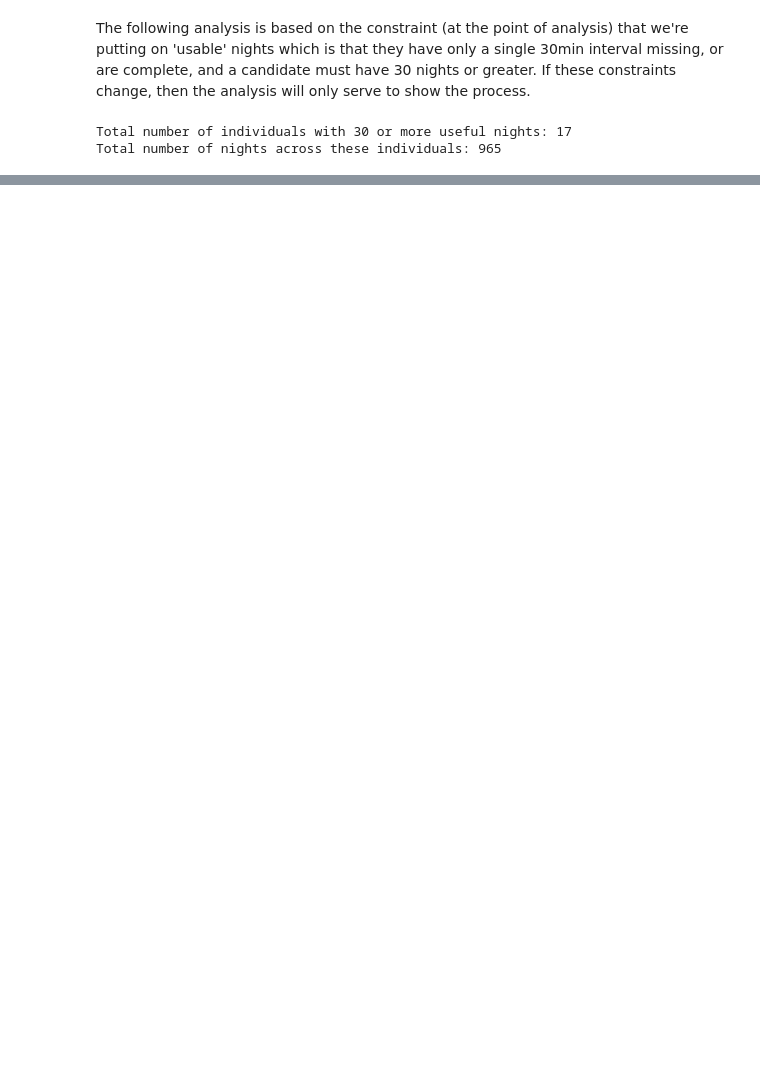
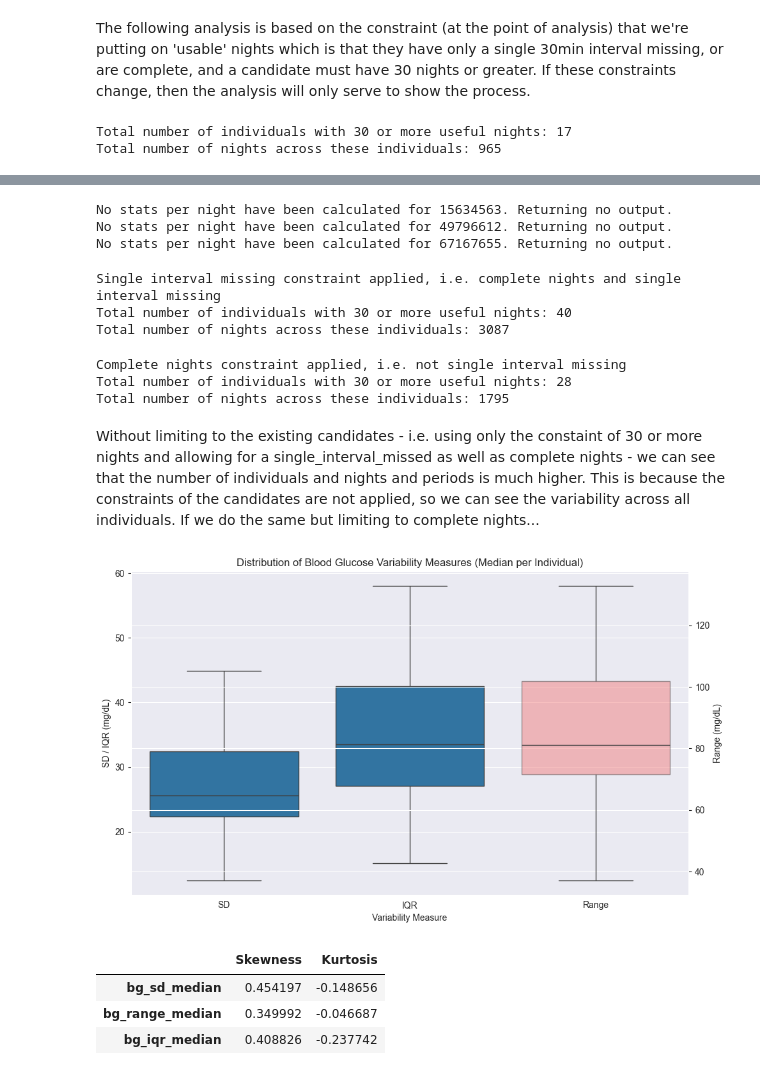
Before and after one commit to rdbrist/masters_project, a Jupyter notebook: notebooks/2.05-rd-bg-analysis.ipynb, the cells around one changed output, grey strips where cells are left out. Cells and saved outputs as stored; diff of their text form; code cells hidden in the pictures; blank space fills up the shorter version.

```diff
--- a/notebooks/2.05-rd-bg-analysis.ipynb
+++ b/notebooks/2.05-rd-bg-analysis.ipynb
@@ -59,0 +120,41 @@ Total number of nights across these individuals: 965
+# %%
+night_start = time(22, 0)
+morning_end = time(6, 0)
+
+df_overall_stats = provide_data_statistics(separated, sample_rate=sample_rate, night_start=night_start, morning_end=morning_end)
+# %% [output]
+No stats per night have been calculated for 15634563. Returning no output.
+No stats per night have been calculated for 49796612. Returning no output.
+No stats per night have been calculated for 67167655. Returning no output.
+# %%
+print('Single interval missing constraint applied, i.e. complete nights and single interval missing')
+df_overall_stats['useful_nights'] = df_overall_stats['complete_nights'] + df_overall_stats['single_interval_nights']
+df_stats = df_overall_stats[['count_of_nights', 'useful_nights']+cols]
+df_stats = df_stats[df_stats['useful_nights'] >= 30]
+print(f'Total number of individuals with 30 or more useful nights: {len(df_stats)}')
+print(f'Total number of nights across these individuals: {df_stats["useful_nights"].sum()}')
+# %% [output]
+Single interval missing constraint applied, i.e. complete nights and single interval missing
+Total number of individuals with 30 or more useful nights: 40
+Total number of nights across these individuals: 3087
+# %%
+print('\nComplete nights constraint applied, i.e. not single interval missing')
+df_stats = df_overall_stats[['count_of_nights', 'complete_nights']+cols]
+df_stats = df_stats[df_stats['complete_nights'] >= 30]
+print(f'Total number of individuals with 30 or more useful nights: {len(df_stats)}')
+print(f'Total number of nights across these individuals: {df_stats["complete_nights"].sum()}')
+# %% [output]
+Complete nights constraint applied, i.e. not single interval missing
+Total number of individuals with 30 or more useful nights: 28
+Total number of nights across these individuals: 1795
+# %% [markdown]
+Without limiting to the existing candidates - i.e. using only the constaint of 30 or more nights and allowing for a single_interval_missed as well as complete nights - we can see that the number of individuals and nights and periods is much higher. This is because the constraints of the candidates are not applied, so we can see the variability across all individuals. If we do the same but limiting to complete nights...
+# %%
+plot_bg_variability(df_stats)
+calculate_skew_kurtosis(df_stats, cols)
+# %% [output]
+[figure, added]
+|  | Skewness | Kurtosis |
+| bg_sd_median | 0.454197 | -0.148656 |
+| bg_range_median | 0.349992 | -0.046687 |
+| bg_iqr_median | 0.408826 | -0.237742 |
```
Also changed, not shown: parts of 7 cells of this notebook, 1 other file.
